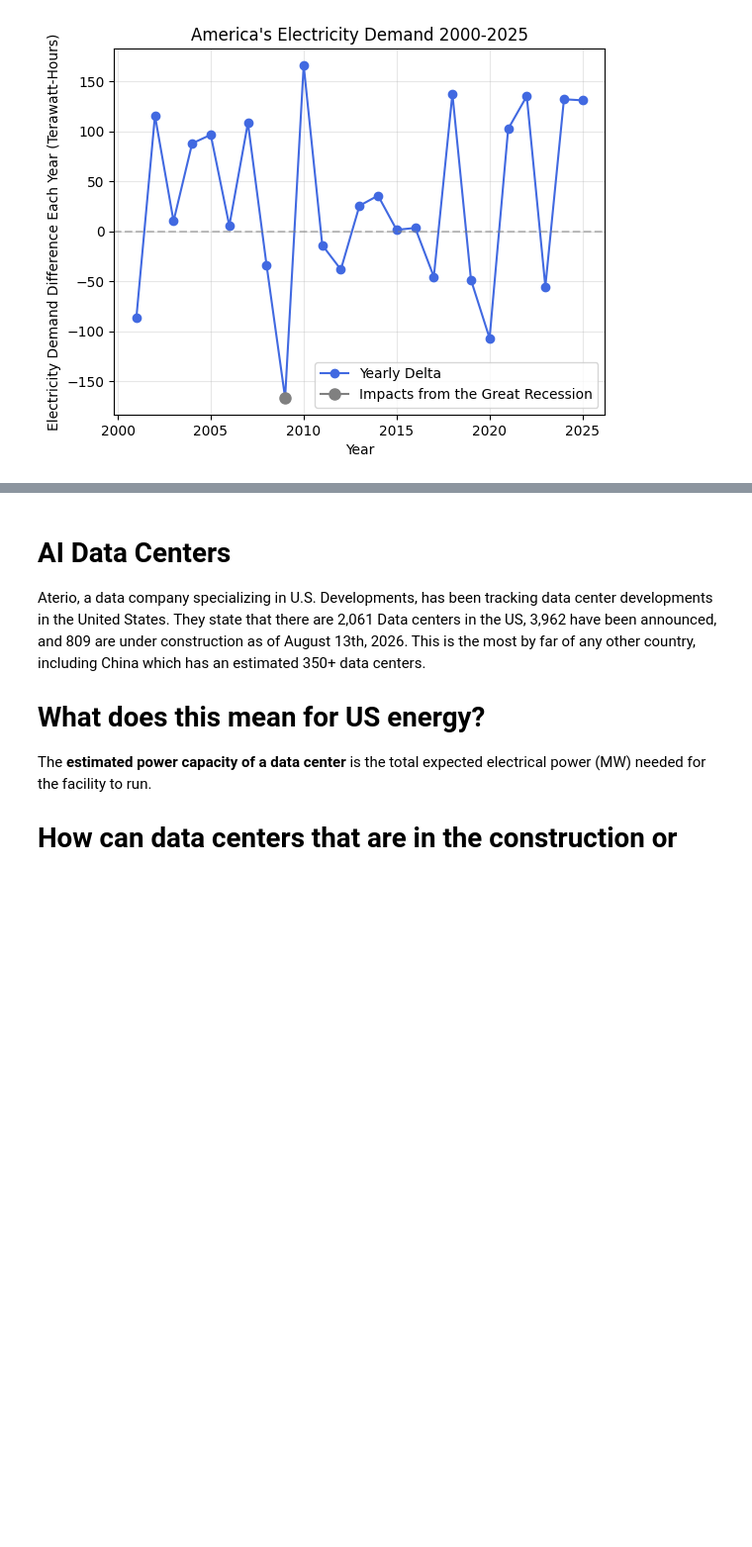
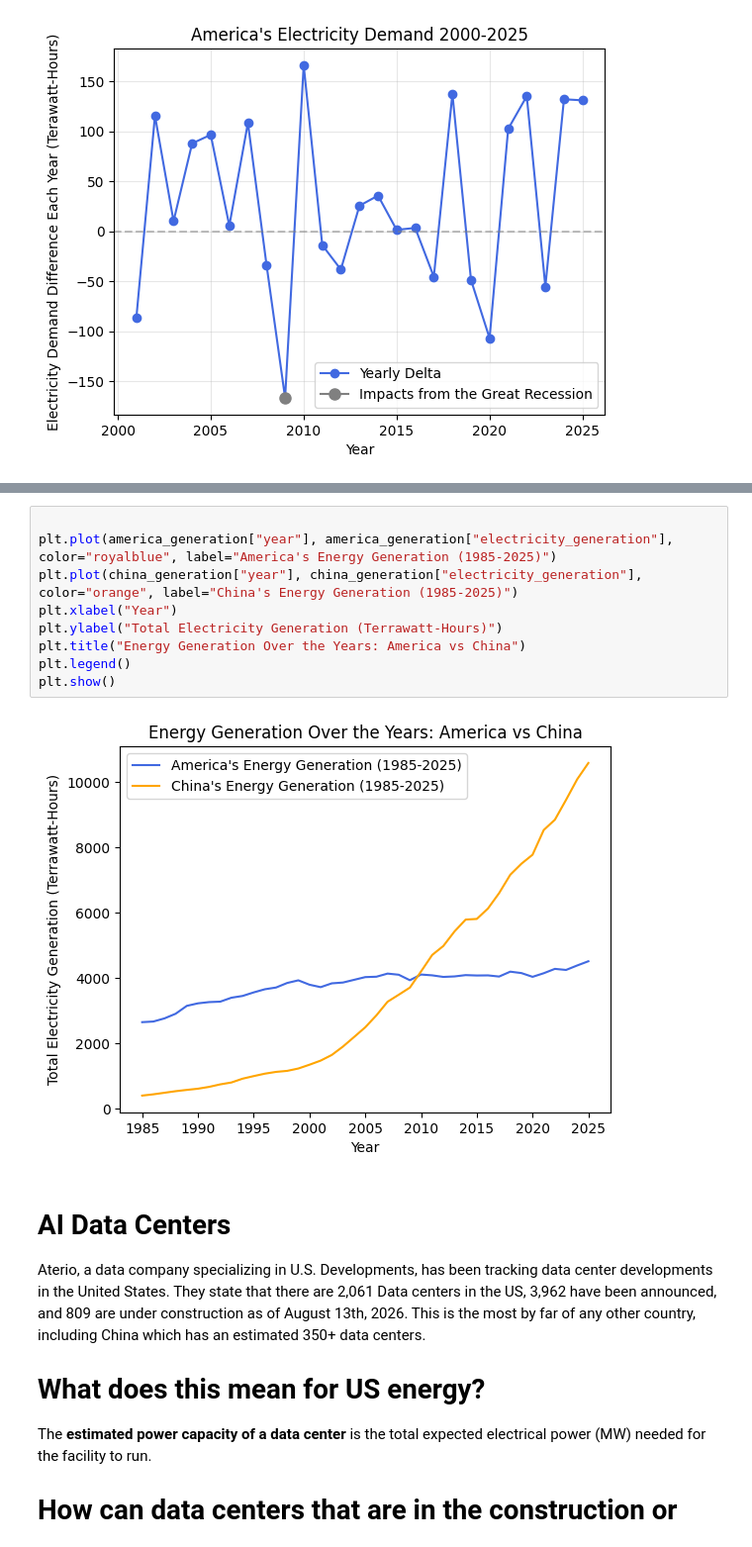
Before and after one commit to kduran-stack/climate_collection_kd, a Jupyter notebook: ML_energy_demand.ipynb, the cells around one changed output, grey strips where cells are left out. Shown at 99% size. Cells and saved outputs as stored; diff of their text form; blank space fills up the shorter version.

Commit message:
Completed America vs China Energy Generation Plot

```diff
--- a/ML_energy_demand.ipynb
+++ b/ML_energy_demand.ipynb
@@ -304,6 +304,17 @@ america_share.head()
 | 21960 | USA | 1987 | 14.155 |
 | 21961 | USA | 1988 | 14.245 |
 | 21962 | USA | 1989 | 15.113 |
+# %%
+
+plt.plot(america_generation["year"], america_generation["electricity_generation"], color="royalblue", label="America's Energy Generation (1985-2025)")
+plt.plot(china_generation["year"], china_generation["electricity_generation"], color="orange", label="China's Energy Generation (1985-2025)")
+plt.xlabel("Year")
+plt.ylabel("Total Electricity Generation (Terrawatt-Hours)")
+plt.title("Energy Generation Over the Years: America vs China")
+plt.legend()
+plt.show()
+# %% [output]
+[figure, added]
 # %% [markdown]
 # AI Data Centers
 
```
Also changed, not shown: parts of 1 cell of this notebook.
